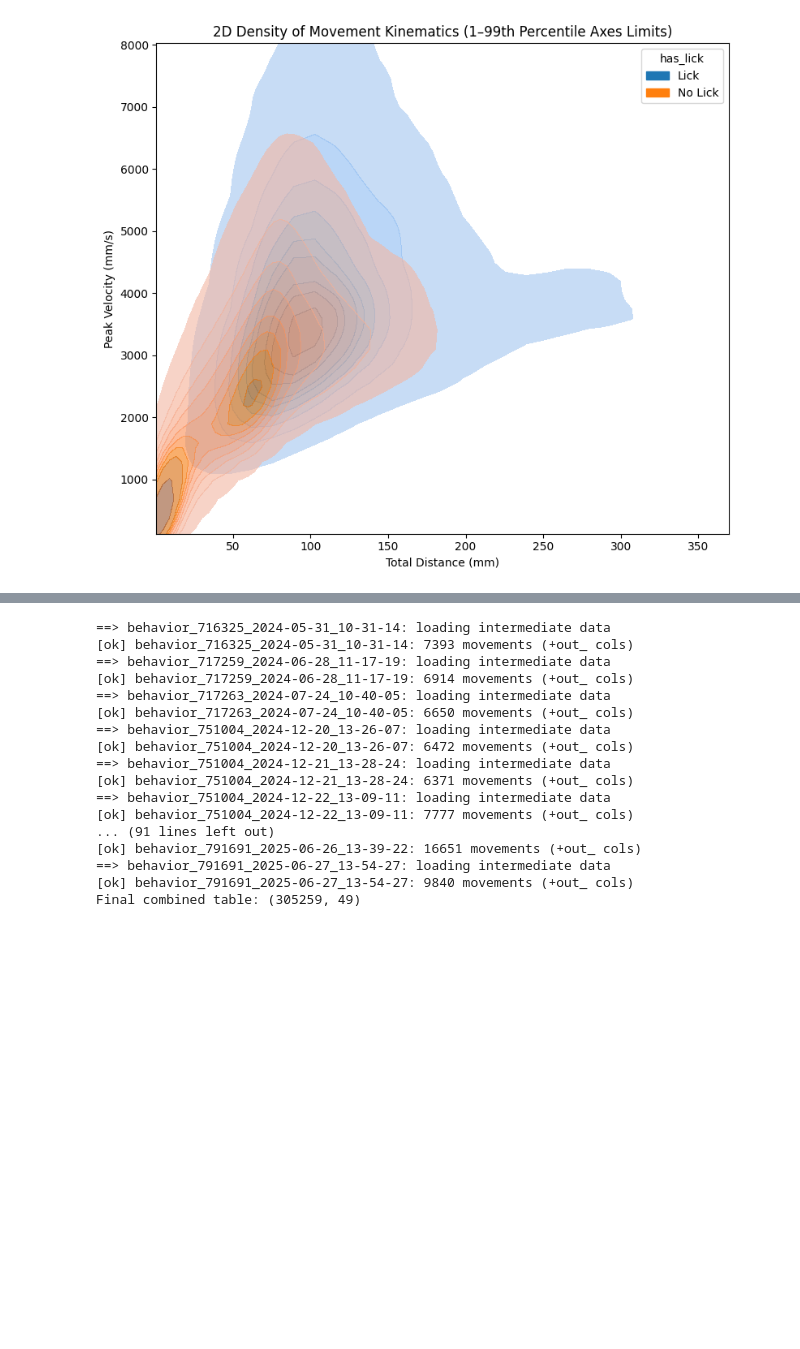
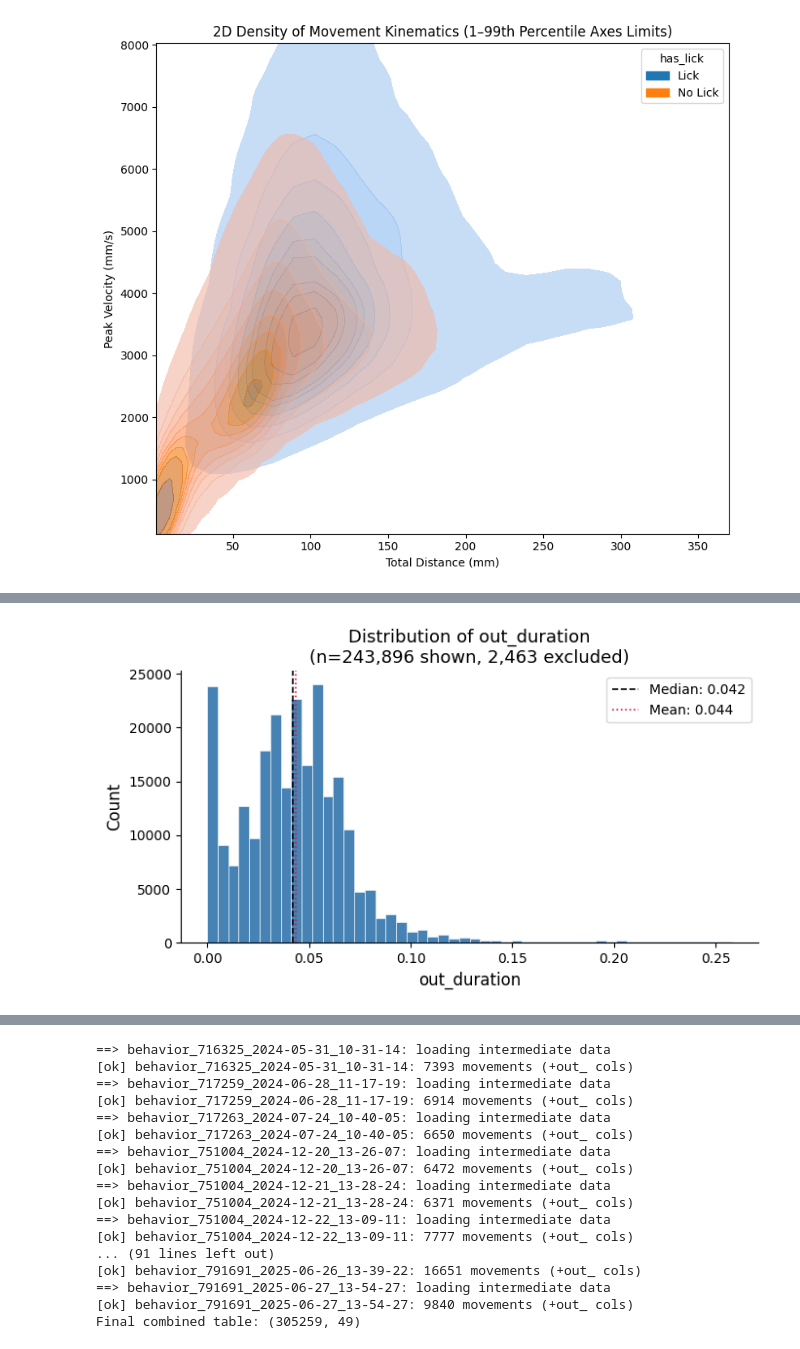
Before and after one commit to 1mattbecker/kinematics_analysis, a Jupyter notebook: code/tongue_movements_all.ipynb, the cells around one changed output, grey strips where cells are left out. Drawn from its saved outputs; the diff is of its cells as text; code cells hidden in the pictures; blank space fills up the shorter version.

```diff
--- a/code/tongue_movements_all.ipynb
+++ b/code/tongue_movements_all.ipynb
@@ -267,0 +354,4 @@ plt.show()
+# %%
+plot_movement_distribution(all_tongue_movements, param='out_duration', bins=50, percentile_clip=(1, 99))
+# %% [output]
+[figure, added]
```
Also changed, not shown: parts of 18 cells of this notebook.
